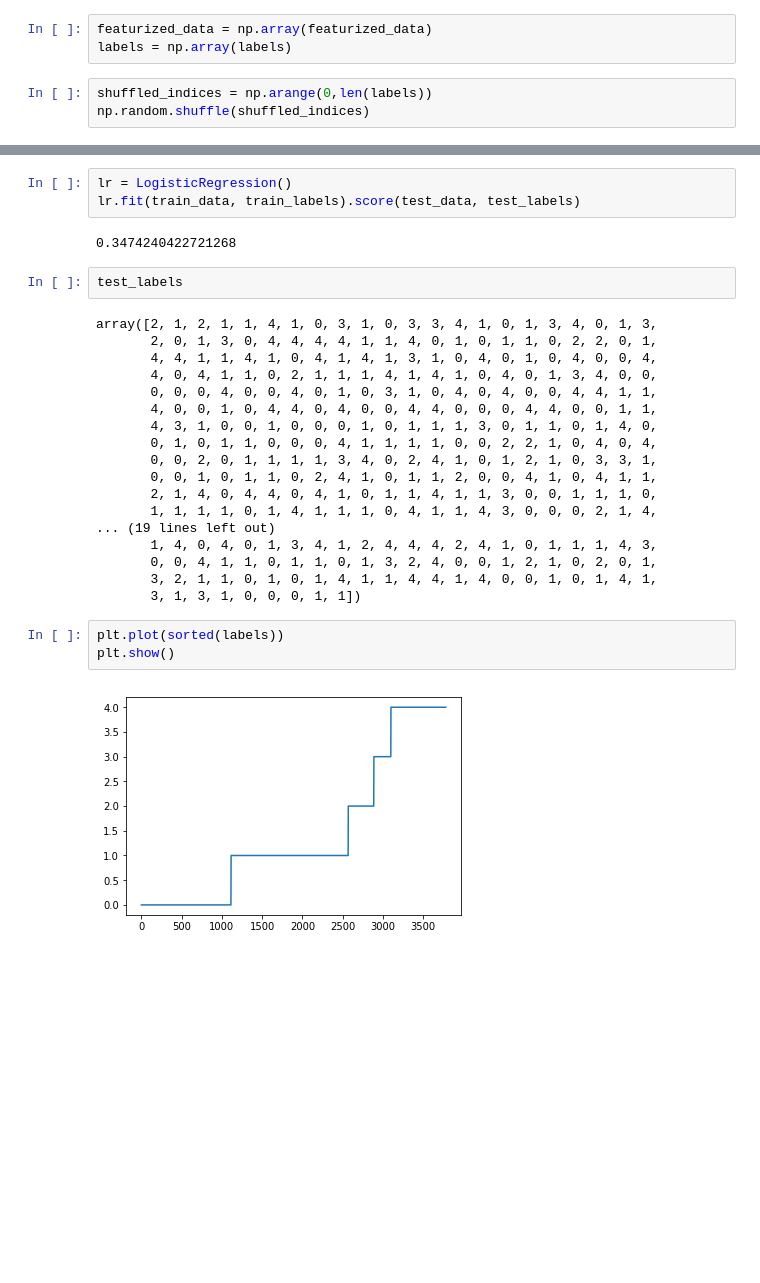
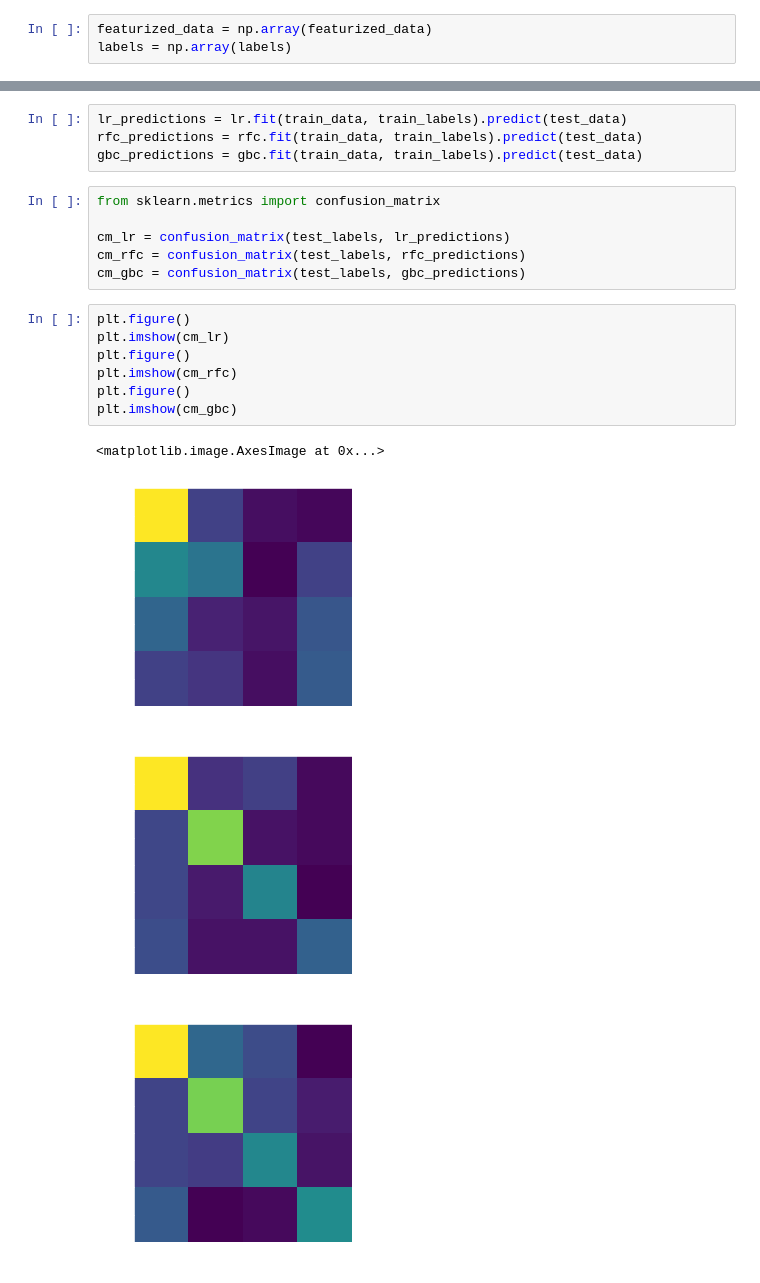
Before and after one commit to utsavvakil/cs5304FinalProject, a Jupyter notebook: DataScience_FinalProject.ipynb, the cells around one changed output, grey strips where cells are left out. Saved outputs shown, nothing was run; the diff lists cells and outputs as text; blank space fills up the shorter version.

```diff
--- a/DataScience_FinalProject.ipynb
+++ b/DataScience_FinalProject.ipynb
@@ -420,7 +908,4 @@ for i in range(len(labels)):
 # %%
 featurized_data = np.array(featurized_data)
 labels = np.array(labels)
-# %%
-shuffled_indices = np.arange(0,len(labels))
-np.random.shuffle(shuffled_indices)
 # %%
@@ -432,30 +942,22 @@ test_labels = np.array([labels[i] for i in shuffled_indices[int(len(shuffled_ind
-# %%
-lr = LogisticRegression()
-lr.fit(train_data, train_labels).score(test_data, test_labels)
-# %% [output]
-0.3474240422721268
-# %%
-test_labels
-# %% [output]
-array([2, 1, 2, 1, 1, 4, 1, 0, 3, 1, 0, 3, 3, 4, 1, 0, 1, 3, 4, 0, 1, 3,
-       2, 0, 1, 3, 0, 4, 4, 4, 4, 1, 1, 4, 0, 1, 0, 1, 1, 0, 2, 2, 0, 1,
-       4, 4, 1, 1, 4, 1, 0, 4, 1, 4, 1, 3, 1, 0, 4, 0, 1, 0, 4, 0, 0, 4,
-       4, 0, 4, 1, 1, 0, 2, 1, 1, 1, 4, 1, 4, 1, 0, 4, 0, 1, 3, 4, 0, 0,
-       0, 0, 0, 4, 0, 0, 4, 0, 1, 0, 3, 1, 0, 4, 0, 4, 0, 0, 4, 4, 1, 1,
-       4, 0, 0, 1, 0, 4, 4, 0, 4, 0, 0, 4, 4, 0, 0, 0, 4, 4, 0, 0, 1, 1,
-       4, 3, 1, 0, 0, 1, 0, 0, 0, 1, 0, 1, 1, 1, 3, 0, 1, 1, 0, 1, 4, 0,
-       0, 1, 0, 1, 1, 0, 0, 0, 4, 1, 1, 1, 1, 0, 0, 2, 2, 1, 0, 4, 0, 4,
-       0, 0, 2, 0, 1, 1, 1, 1, 3, 4, 0, 2, 4, 1, 0, 1, 2, 1, 0, 3, 3, 1,
-       0, 0, 1, 0, 1, 1, 0, 2, 4, 1, 0, 1, 1, 2, 0, 0, 4, 1, 0, 4, 1, 1,
-       2, 1, 4, 0, 4, 4, 0, 4, 1, 0, 1, 1, 4, 1, 1, 3, 0, 0, 1, 1, 1, 0,
-       1, 1, 1, 1, 0, 1, 4, 1, 1, 1, 0, 4, 1, 1, 4, 3, 0, 0, 0, 2, 1, 4,
-... (19 lines left out)
-       1, 4, 0, 4, 0, 1, 3, 4, 1, 2, 4, 4, 4, 2, 4, 1, 0, 1, 1, 1, 4, 3,
-       0, 0, 4, 1, 1, 0, 1, 1, 0, 1, 3, 2, 4, 0, 0, 1, 2, 1, 0, 2, 0, 1,
-       3, 2, 1, 1, 0, 1, 0, 1, 4, 1, 1, 4, 4, 1, 4, 0, 0, 1, 0, 1, 4, 1,
-       3, 1, 3, 1, 0, 0, 0, 1, 1])
-# %%
-plt.plot(sorted(labels))
-plt.show()
-# %% [output]
-[figure, removed]
+# %%
+lr_predictions = lr.fit(train_data, train_labels).predict(test_data)
+rfc_predictions = rfc.fit(train_data, train_labels).predict(test_data)
+gbc_predictions = gbc.fit(train_data, train_labels).predict(test_data)
+# %%
+from sklearn.metrics import confusion_matrix
+
+cm_lr = confusion_matrix(test_labels, lr_predictions)
+cm_rfc = confusion_matrix(test_labels, rfc_predictions)
+cm_gbc = confusion_matrix(test_labels, gbc_predictions)
+# %%
+plt.figure()
+plt.imshow(cm_lr)
+plt.figure()
+plt.imshow(cm_rfc)
+plt.figure()
+plt.imshow(cm_gbc)
+# %% [output]
+<matplotlib.image.AxesImage at 0x...>
+[figure, added]
+[figure, added]
+[figure, added]
```
Also changed, not shown: parts of 57 cells of this notebook.
